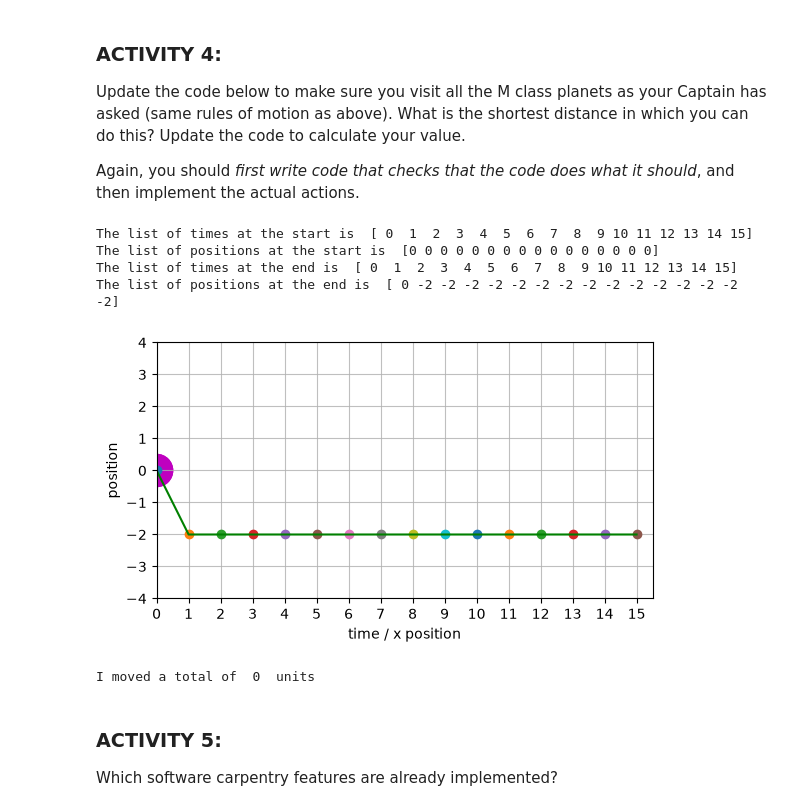
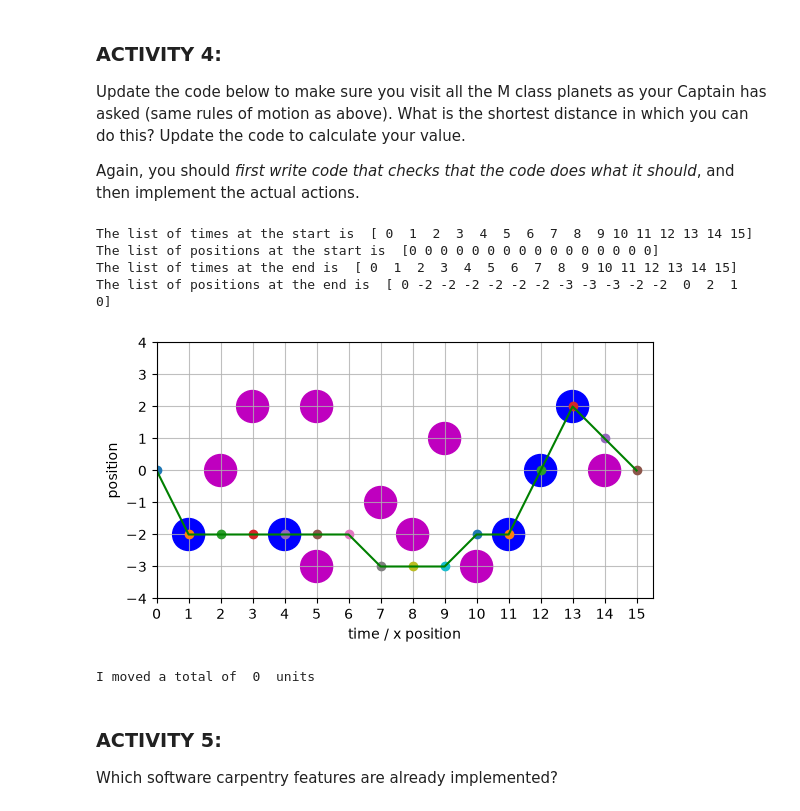
Before and after one commit to cid02236439/TopicsInSciComp, a Jupyter notebook: Notebooks/Week2_LabExercises.ipynb, the cells around one changed output. Cells and saved outputs as stored; diff of their text form; code cells hidden in the pictures.

```diff
--- a/Notebooks/Week2_LabExercises.ipynb
+++ b/Notebooks/Week2_LabExercises.ipynb
@@ -96,7 +96,7 @@ for index, time_now in enumerate(list_of_times) :
 
     # alternative option denoted by 'elif' (= else if)
     # ie, if the time is between 1 and 3
-    elif (time_now > 0 and time_now < 2) :
+    elif (time_now > 2 and time_now < 4) :
         step_size = 1
         # moving y position by the step size
         list_of_y_positions[index] = list_of_y_positions[index - 1] + step_size
@@ -107,7 +107,7 @@ for index, time_now in enumerate(list_of_times) :
     # (Try to make this as minimal as possible, rather than writing one elif statement
     # per time step)
 
-    elif (time_now > 5 and time_now < 7):
+    elif (time_now > 3 and time_now < 5):
         step_size = 1
         list_of_y_positions[index] = list_of_y_positions[index - 1] - step_size
         total_distance_moved += 1
@@ -178,7 +178,7 @@ def plot_planet_locations(ax) :
 
     # Mark the planet positions onto the plot - read in the data from data/planet_locations.dat
     # HINT: the function you need is called loadtxt
-    planet_locations= np.array([[0,0,0], [0,0,0]]) # UPDATE ME!
+    planet_locations= np.loadtxt("/Users/praneshdara/Documents/TopicsInSciComp/Notebooks/data/planet_locations.dat") # UPDATE ME!
 
     for index, location in enumerate(planet_locations) :
         is_minshara_class =  (location[2] == 1)
@@ -248,35 +248,51 @@ for index, time_now in enumerate(list_of_times) :
     # (Try to make this as minimal as possible, rather than writing one elif statement
     # per time step)
 
+    elif (time_now > 6 and time_now < 8):
+        step_size = 1
+        list_of_y_positions[index] = list_of_y_positions[index - 1] - step_size
+
+    elif (time_now > 9 and time_now < 11):
+            step_size = 1
+            list_of_y_positions[index] = list_of_y_positions[index - 1] + step_size
+
+    elif (time_now > 11 and time_now < 14):
+            step_size = 2
+            list_of_y_positions[index] = list_of_y_positions[index - 1] + step_size
+
+    elif (time_now > 13 and time_now < 16):
+            step_size = 1
+            list_of_y_positions[index] = list_of_y_positions[index - 1] - step_size
+
     # finally, give the default option for all other cases using 'else'
     else :
         # nothing happens at other times
         step_size = 0
         list_of_y_positions[index] = list_of_y_positions[index - 1] + step_size
 
     position_now = list_of_y_positions[index]
     plt.plot(time_now, position_now, 'o')
     # Uncomment this for interactive version
     # plt.pause(0.4)
 
 print("The list of times at the end is ", list_of_times)
 print("The list of positions at the end is ", list_of_y_positions)
 
 plt.plot(list_of_times, list_of_y_positions, 'g-')
 plt.show()
 
 # Uncomment to save the figure
 #plt.savefig("myplot2.png")
 
 # Calculate and print out some information
 total_distance_moved = 0
 print("I moved a total of ", total_distance_moved, " units")
 # %% [output]
 The list of times at the start is  [ 0  1  2  3  4  5  6  7  8  9 10 11 12 13 14 15]
 The list of positions at the start is  [0 0 0 0 0 0 0 0 0 0 0 0 0 0 0 0]
 The list of times at the end is  [ 0  1  2  3  4  5  6  7  8  9 10 11 12 13 14 15]
-The list of positions at the end is  [ 0 -2 -2 -2 -2 -2 -2 -2 -2 -2 -2 -2 -2 -2 -2 -2]
+The list of positions at the end is  [ 0 -2 -2 -2 -2 -2 -2 -3 -3 -3 -2 -2  0  2  1  0]
-[figure, old version]
+[figure, new version]
 I moved a total of  0  units
 # %% [markdown]
 ### ACTIVITY 5:
```
Also changed, not shown: parts of 2 cells of this notebook, 2 other files.
